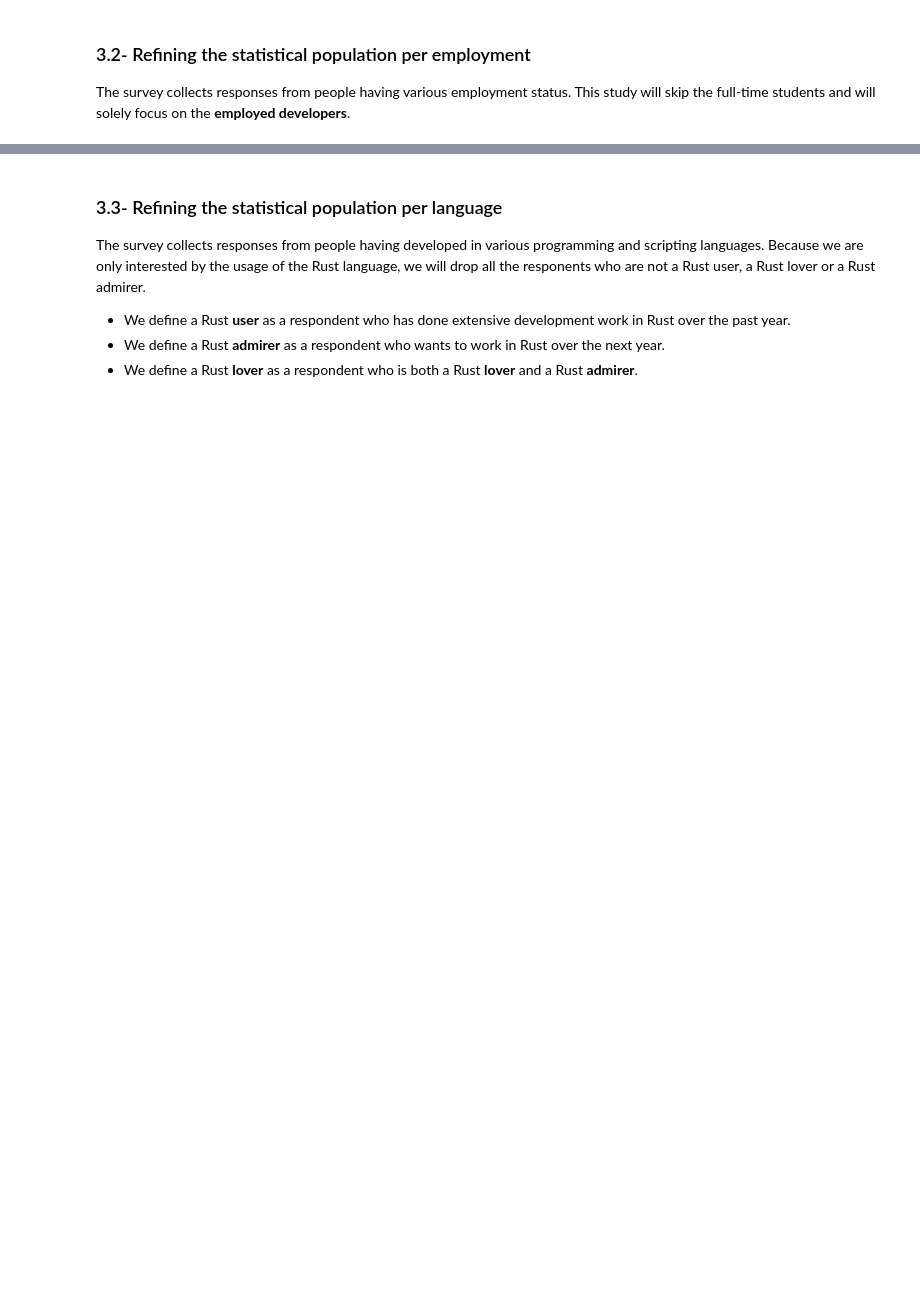
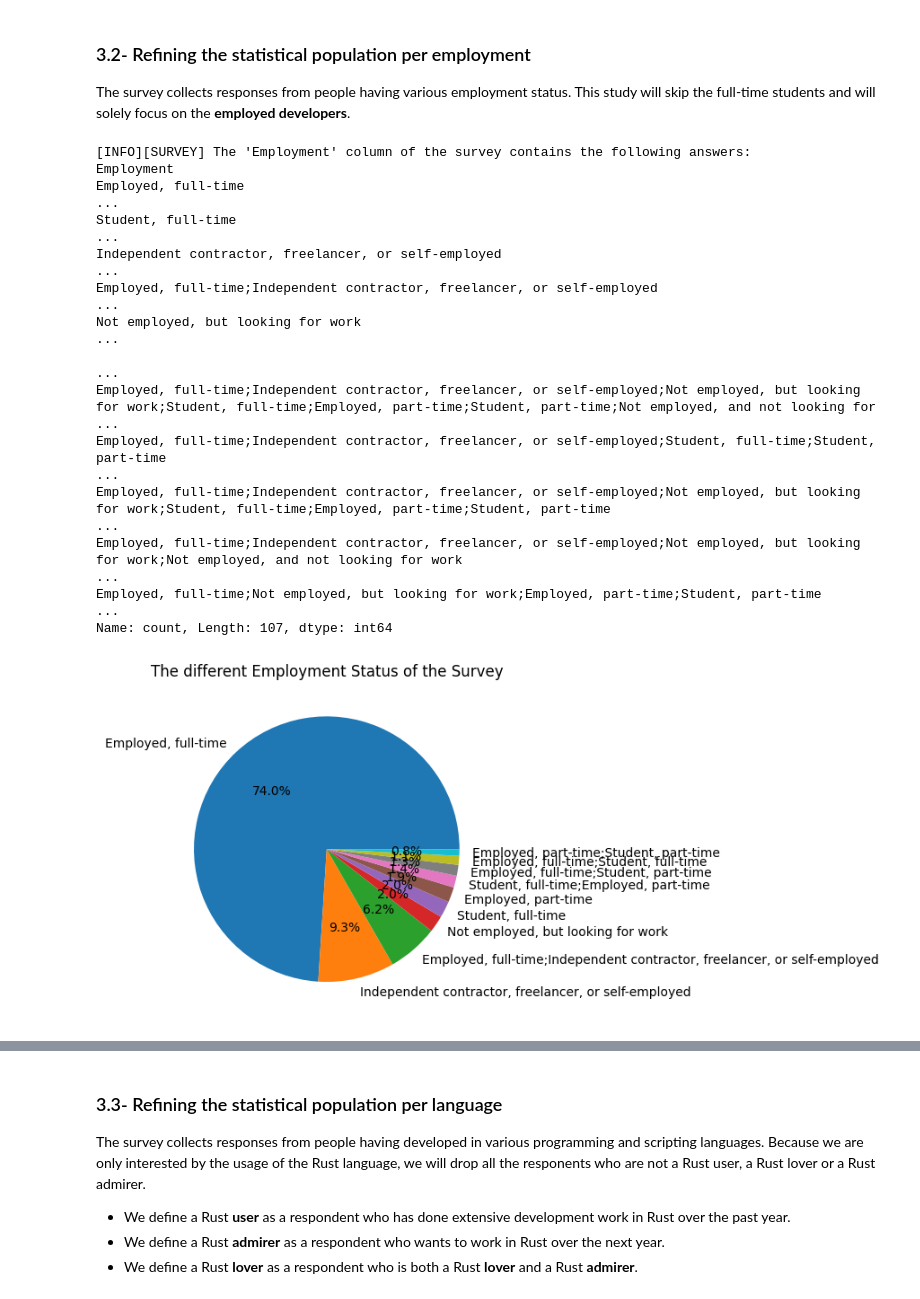
Before and after one commit to fab7/LAB-Data-Science-Blog-Post, a Jupyter notebook: notebook/who_are_the_rust_users.ipynb, the cells around one changed output, grey strips where cells are left out. Cells and saved outputs as stored; diff of their text form; code cells hidden in the pictures; blank space fills up the shorter version.

```diff
--- a/notebook/who_are_the_rust_users.ipynb
+++ b/notebook/who_are_the_rust_users.ipynb
@@ -419,29 +138,45 @@ This study will skip the full-time students and will solely focus on the **emplo
 # %%
 # STEP-0: Get to know the content of the 'Employment' column
 if VERBOSE > 2:
     print(f"\n[INFO][SURVEY] The \'Employment\' column of the survey contains the following answers:")
     print(df['Employment'].value_counts(dropna=False))
 if VERBOSE > 1:
-    pie_chart(df_developers.Employment.value_counts(),
+    bu.pie_chart(df_developers.Employment.value_counts(),
               'The different Employment Status of the Survey', fig_save=False)
 
 # STEP-1: Create a subset of the dataset containing only professional developers who are employed.
 #         We use the question "_ID296/Employment/Which of the following best describes your current employment status?_".
 df_active_developers = df_developers[
                         ~(df_developers['Employment'].str.contains('Student, full-time') |
                           df_developers['Employment'].str.contains('Not employed, and not looking for work') |
                           df_developers['Employment'].str.contains('I prefer not to say'))]
 # Futher remove a few employment status
 df_active_developers = df_active_developers[
                         ~df_active_developers['Employment'].isin(['Student, part-time',
                                                                   'Retired'])]
 active_developers = df_active_developers.shape[0]
 print(f"[INFO][STUDY] Our investigation will solely focus on the population of \'active developers by profession\' who are {active_developers} and represent {(100*active_developers/respondents):.1f}% of the respondents.")
 
 # STEP-2: Display the resulting pie chart
 if VERBOSE > 2:
     print(f"\n[INFO][STUDY] The \'Employment\' column of the study contains the following answers:")
     print(df_active_developers.Employment.value_counts().head(30))
 if VERBOSE > 1:
-    pie_chart(df_active_developers.Employment.value_counts(),
+    bu.pie_chart(df_active_developers.Employment.value_counts(),
               'The different Employment Status of the Study', fig_save=False)
+# %% [output]
+[INFO][SURVEY] The 'Employment' column of the survey contains the following answers:
+Employment
+Employed, full-time                                                                                                                                                                                      ...
+Student, full-time                                                                                                                                                                                       ...
+Independent contractor, freelancer, or self-employed                                                                                                                                                     ...
+Employed, full-time;Independent contractor, freelancer, or self-employed                                                                                                                                 ...
+Not employed, but looking for work                                                                                                                                                                       ...
+                                                                                                                                                                                                         ...
+Employed, full-time;Independent contractor, freelancer, or self-employed;Not employed, but looking for work;Student, full-time;Employed, part-time;Student, part-time;Not employed, and not looking for  ...
+Employed, full-time;Independent contractor, freelancer, or self-employed;Student, full-time;Student, part-time                                                                                           ...
+Employed, full-time;Independent contractor, freelancer, or self-employed;Not employed, but looking for work;Student, full-time;Employed, part-time;Student, part-time                                    ...
+Employed, full-time;Independent contractor, freelancer, or self-employed;Not employed, but looking for work;Not employed, and not looking for work                                                       ...
+Employed, full-time;Not employed, but looking for work;Employed, part-time;Student, part-time                                                                                                            ...
+Name: count, Length: 107, dtype: int64
+[figure, added]
```
Also changed, not shown: parts of 23 cells of this notebook, 2 other files.
